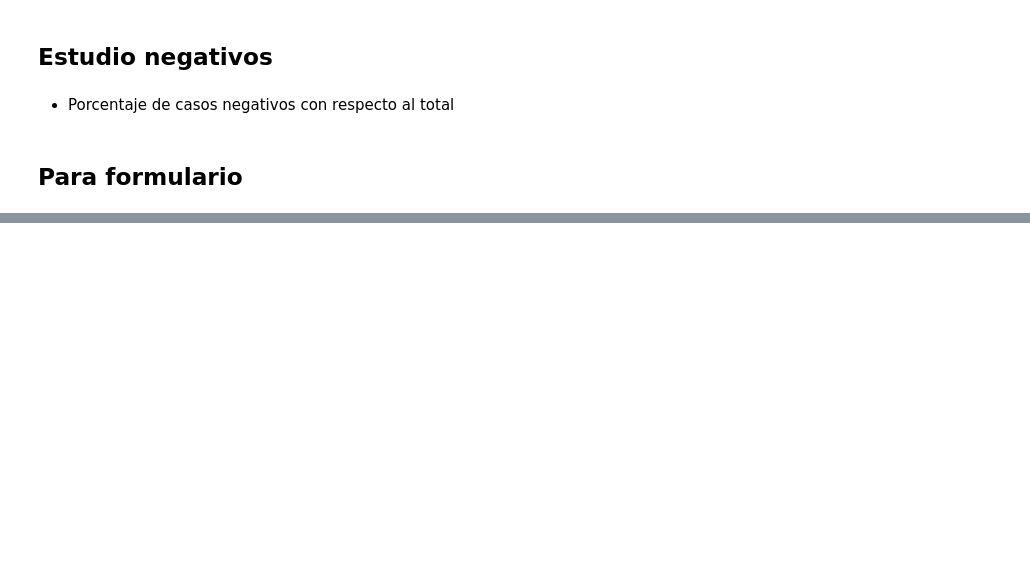
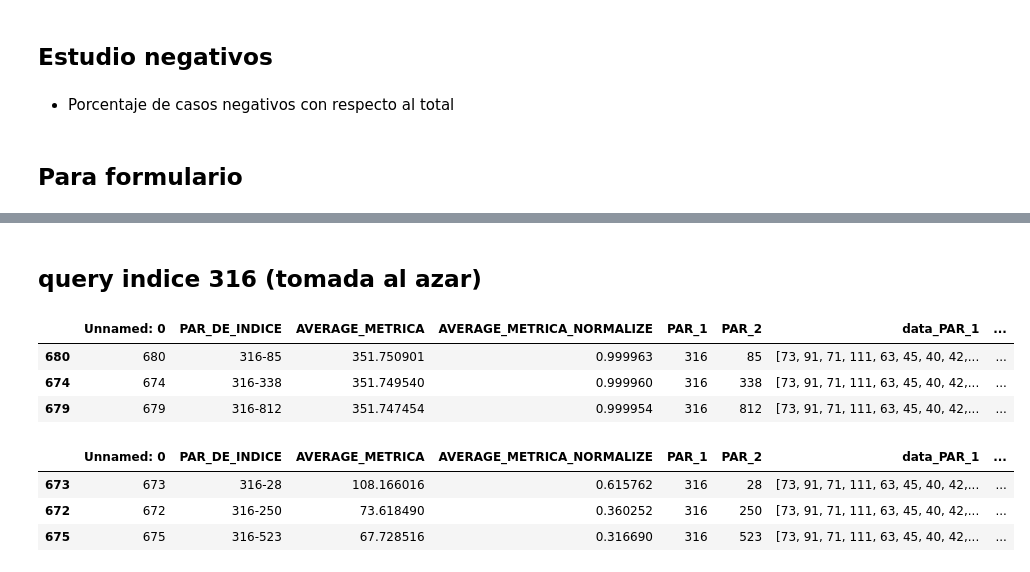
Before and after one commit to angelldavidd/Trabajo, a Jupyter notebook: 9.2-procesing-metricas_RMSE.ipynb, the cells around one changed output, grey strips where cells are left out. Saved outputs shown, nothing was run; the diff lists cells and outputs as text; code cells hidden in the pictures; blank space fills up the shorter version.

```diff
--- a/9.2-procesing-metricas_RMSE.ipynb
+++ b/9.2-procesing-metricas_RMSE.ipynb
@@ -1587,0 +1622,16 @@ dataset_animal_respuestas_completo_bytes_reparado.to_pickle("dataset_animal_comp
+# %% [markdown]
+## query indice 316 (tomada al azar)
+# %%
+funcion_k(diccionario_datasets_filtro_1["salida_animal_overlap"],316,3,"salida_animal_overlap")
+# %% [output]
+|  | Unnamed: 0 | PAR_DE_INDICE | AVERAGE_METRICA | AVERAGE_METRICA_NORMALIZE | PAR_1 | PAR_2 | data_PAR_1 | ... |
+| 680 | 680 | 316-85 | 351.750901 | 0.999963 | 316 | 85 | [73, 91, 71, 111, 63, 45, 40, 42,... | ... |
+| 674 | 674 | 316-338 | 351.749540 | 0.999960 | 316 | 338 | [73, 91, 71, 111, 63, 45, 40, 42,... | ... |
+| 679 | 679 | 316-812 | 351.747454 | 0.999954 | 316 | 812 | [73, 91, 71, 111, 63, 45, 40, 42,... | ... |
+# %%
+funcion_k(diccionario_datasets_filtro_1["salida_animal_pixel_to_pixel"],316,3,"salida_animal_pixel_to_pixel")
+# %% [output]
+|  | Unnamed: 0 | PAR_DE_INDICE | AVERAGE_METRICA | AVERAGE_METRICA_NORMALIZE | PAR_1 | PAR_2 | data_PAR_1 | ... |
+| 673 | 673 | 316-28 | 108.166016 | 0.615762 | 316 | 28 | [73, 91, 71, 111, 63, 45, 40, 42,... | ... |
+| 672 | 672 | 316-250 | 73.618490 | 0.360252 | 316 | 250 | [73, 91, 71, 111, 63, 45, 40, 42,... | ... |
+| 675 | 675 | 316-523 | 67.728516 | 0.316690 | 316 | 523 | [73, 91, 71, 111, 63, 45, 40, 42,... | ... |
```
Also changed, not shown: parts of 12 cells of this notebook, 1 other file.
